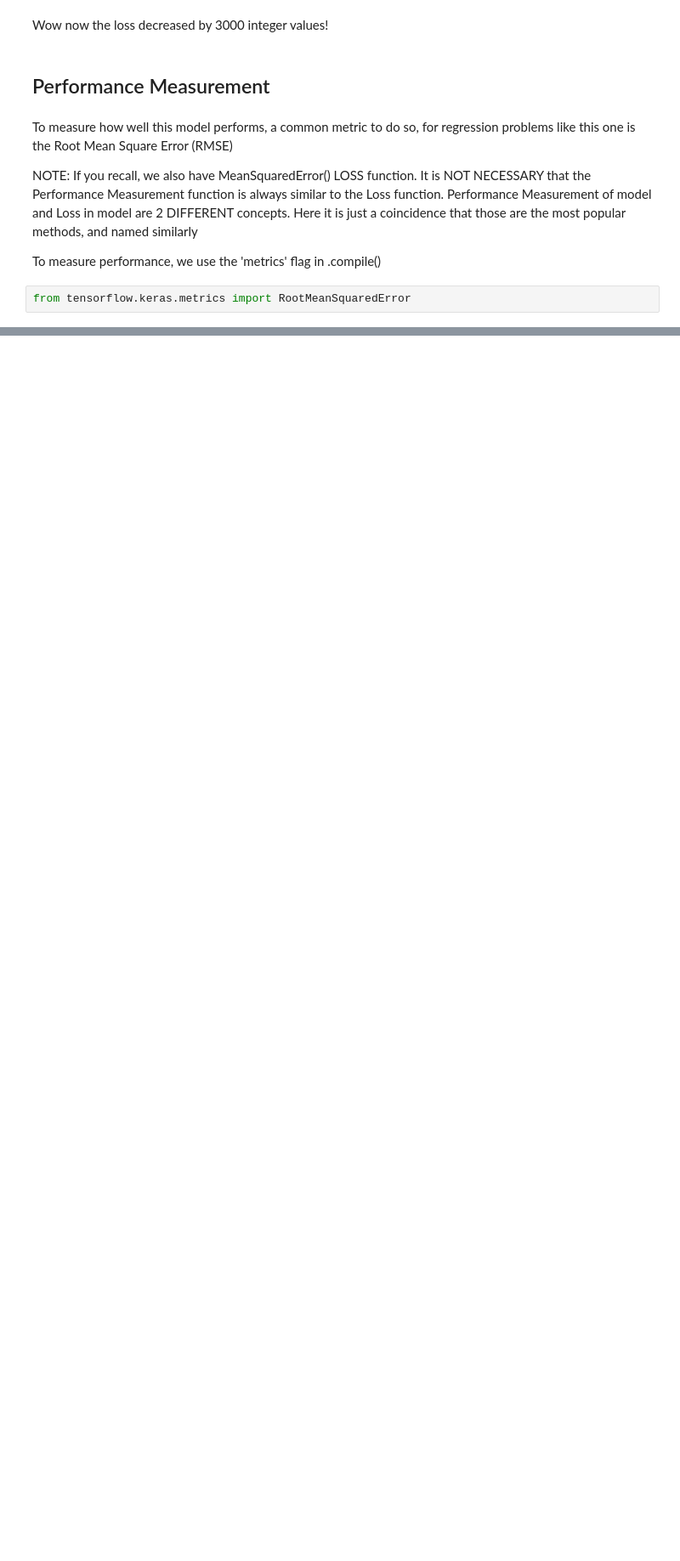
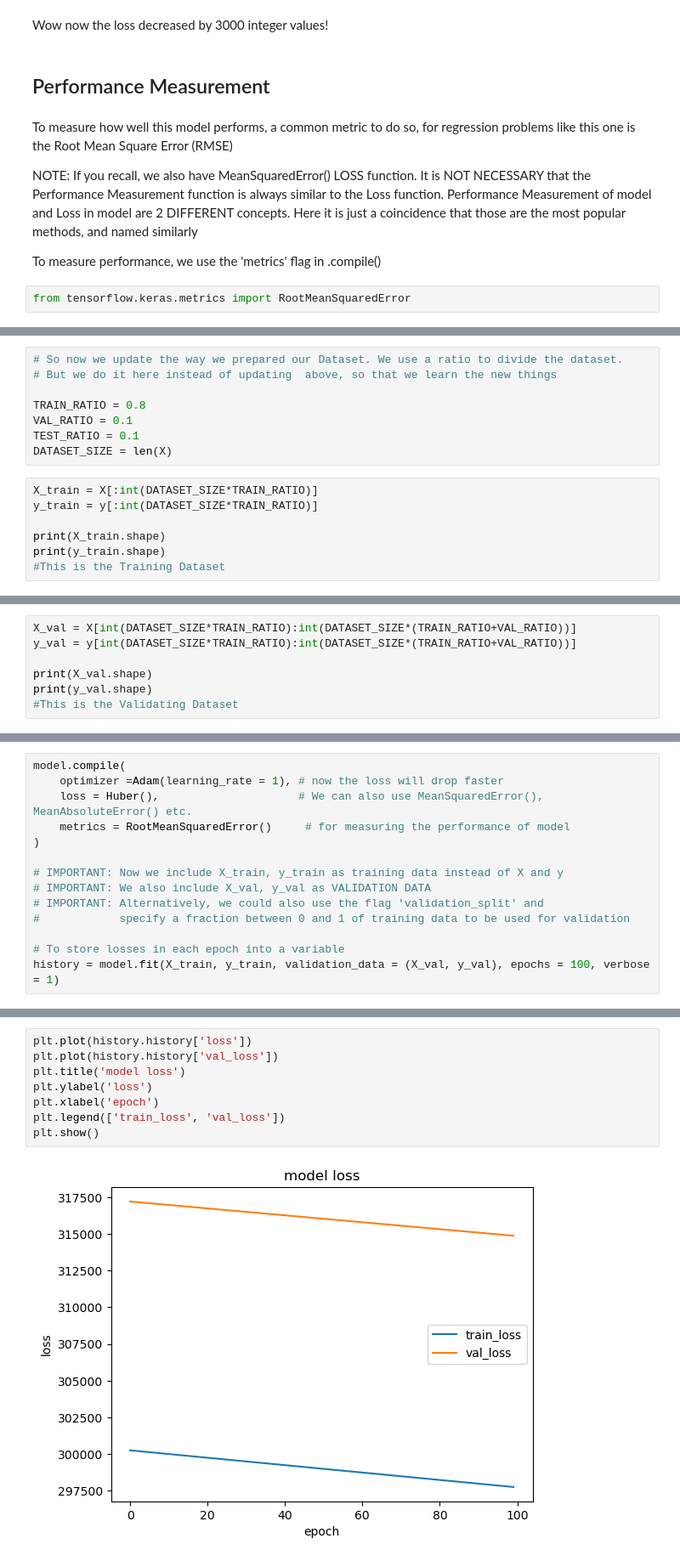
Before and after one commit to hamdaan-shaikh/LearnTF, a Jupyter notebook: 02_Building_Neural_Networks_with_TensorFlow_[Car_Price_Prediction].ipynb, the cells around one changed output, grey strips where cells are left out. Shown at 85% size. Saved outputs shown, nothing was run; the diff lists cells and outputs as text; blank space fills up the shorter version.

Commit message:
Added Validating and Testing

```diff
--- a/02_Building_Neural_Networks_with_TensorFlow_[Car_Price_Prediction].ipynb
+++ b/02_Building_Neural_Networks_with_TensorFlow_[Car_Price_Prediction].ipynb
@@ -613,0 +631,15 @@ model.evaluate(X, y)    # Easy way to get minimised Loss and RMSE at that epoch,
+# %%
+# So now we update the way we prepared our Dataset. We use a ratio to divide the dataset.
+# But we do it here instead of updating  above, so that we learn the new things
+
+TRAIN_RATIO = 0.8
+VAL_RATIO = 0.1
+TEST_RATIO = 0.1
+DATASET_SIZE = len(X)
+# %%
+X_train = X[:int(DATASET_SIZE*TRAIN_RATIO)]
+y_train = y[:int(DATASET_SIZE*TRAIN_RATIO)]
+
+print(X_train.shape)
+print(y_train.shape)
+#This is the Training Dataset
@@ -613,0 +649,7 @@ model.evaluate(X, y)    # Easy way to get minimised Loss and RMSE at that epoch,
+# %%
+X_val = X[int(DATASET_SIZE*TRAIN_RATIO):int(DATASET_SIZE*(TRAIN_RATIO+VAL_RATIO))]
+y_val = y[int(DATASET_SIZE*TRAIN_RATIO):int(DATASET_SIZE*(TRAIN_RATIO+VAL_RATIO))]
+
+print(X_val.shape)
+print(y_val.shape)
+#This is the Validating Dataset
@@ -613,0 +696,14 @@ model.evaluate(X, y)    # Easy way to get minimised Loss and RMSE at that epoch,
+# %%
+model.compile(
+    optimizer =Adam(learning_rate = 1), # now the loss will drop faster
+    loss = Huber(),                     # We can also use MeanSquaredError(), MeanAbsoluteError() etc.
+    metrics = RootMeanSquaredError()     # for measuring the performance of model
+)
+
+# IMPORTANT: Now we include X_train, y_train as training data instead of X and y
+# IMPORTANT: We also include X_val, y_val as VALIDATION DATA
+# IMPORTANT: Alternatively, we could also use the flag 'validation_split' and
+#            specify a fraction between 0 and 1 of training data to be used for validation
+
+# To store losses in each epoch into a variable
+history = model.fit(X_train, y_train, validation_data = (X_val, y_val), epochs = 100, verbose = 1)
@@ -613,0 +728,10 @@ model.evaluate(X, y)    # Easy way to get minimised Loss and RMSE at that epoch,
+# %%
+plt.plot(history.history['loss'])
+plt.plot(history.history['val_loss'])
+plt.title('model loss')
+plt.ylabel('loss')
+plt.xlabel('epoch')
+plt.legend(['train_loss', 'val_loss'])
+plt.show()
+# %% [output]
+[figure, added]
```
Also changed, not shown: parts of 45 cells of this notebook, 1 other file.
